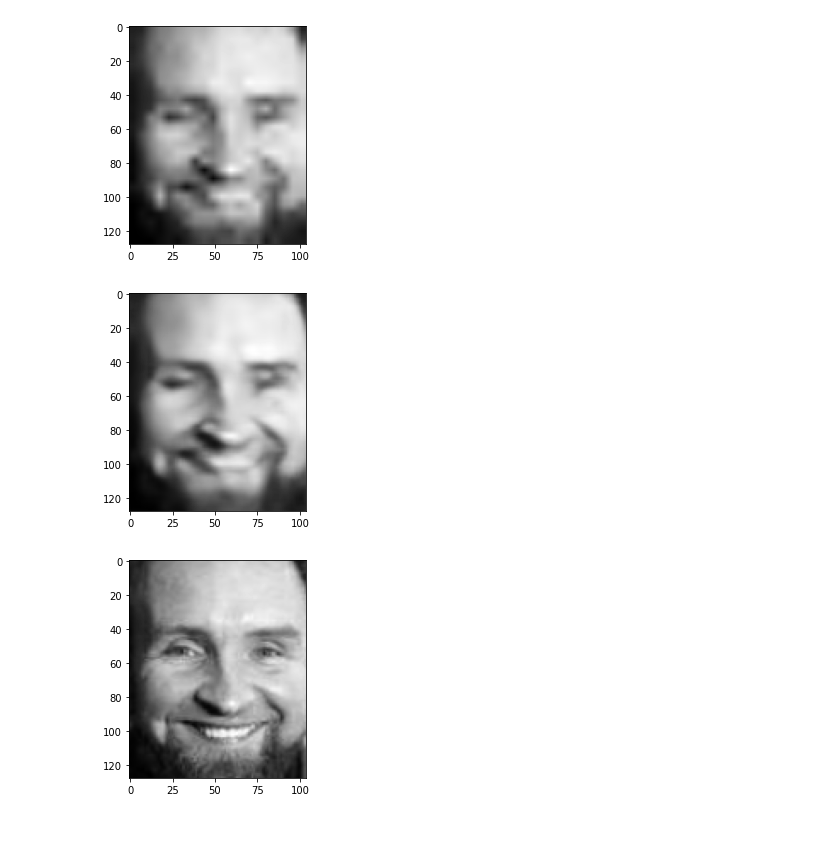
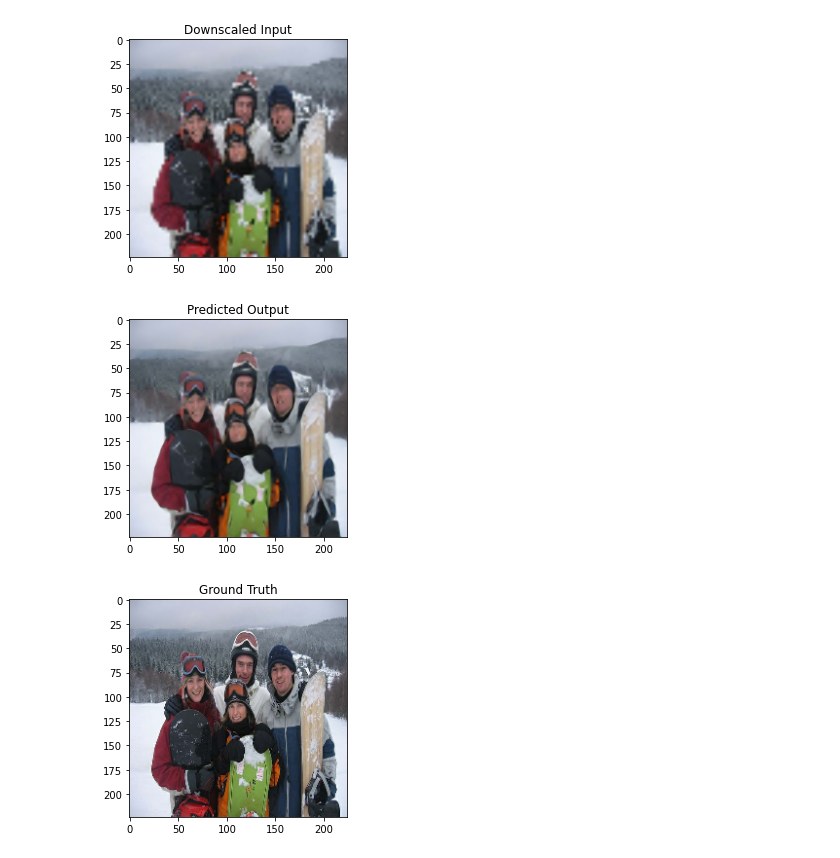
Before and after one commit to animikhaich/Image-Super-Resolution-Autoencoders, a Jupyter notebook: Prototype Model.ipynb, the cells around one changed output. Cells and saved outputs as stored; diff of their text form; code cells hidden in the pictures; blank space fills up the shorter version.

```diff
--- a/Prototype Model.ipynb
+++ b/Prototype Model.ipynb
@@ -8,8 +8,8 @@ import cv2
 from glob import glob
 from tqdm import tqdm
 # %%
-train_dir = "/media/ActiveTraining/Datasets/Faces/train/"
-val_dir = "/media/ActiveTraining/Datasets/Faces/val/"
+train_dir = "/media/ActiveTraining/Datasets/COCO/train/"
+val_dir = "/media/ActiveTraining/Datasets/COCO/val/"
 
 train_images = glob(os.path.join(train_dir, "*"))
 val_images = glob(os.path.join(val_dir, "*"))
@@ -26,8 +26,8 @@ Dims:  (117, 87, 3)
 # %%
 img = tf.io.read_file(img_path)
 img = tf.io.decode_jpeg(img)
-img = tf.image.resize(img, [25, 20], preserve_aspect_ratio=False)
-img = tf.image.resize(img, [128, 104], preserve_aspect_ratio=False)
+img = tf.image.resize(img, [128, 128], preserve_aspect_ratio=False)
+img = tf.image.resize(img, [512, 512], preserve_aspect_ratio=False)
 img = tf.cast(img, dtype=tf.uint8)
 print(np.min(img), np.max(img), np.mean(img))
 print("Dims: ", img.shape)
@@ -40,6 +40,6 @@ Dims:  (128, 104, 3)
 # %%
 class DataLoader:
-    def __init__(self, data_dir, input_shape=(25, 20), target_shape=(128, 104)):
+    def __init__(self, data_dir, input_shape=(128, 128), target_shape=(512, 512)):
         self.files = self.load_files(data_dir)
         self.AUTOTUNE = tf.data.experimental.AUTOTUNE
         self.input_shape = input_shape
@@ -54,7 +54,6 @@ class DataLoader:
     def process_image(self, image_path):
         img = tf.io.read_file(image_path)
         img = tf.io.decode_jpeg(img)
-        img = tf.image.rgb_to_grayscale(img)
 
         input_image = tf.image.resize(
             img,
@@ -242,14 +241,17 @@ plt.show()
 inputs, targets = next(iter(val_generator))
 preds = autoencoder.predict(inputs)
 # %%
-index = 3
+index = 7
 plt.imshow(inputs[index], cmap="gray")
+plt.title("Downscaled Input")
 plt.show()
-plt.imshow(preds[index], cmap="gray")
+plt.imshow(preds[index] / tf.math.reduce_max(preds[index]), cmap="gray")
+plt.title("Predicted Output")
 plt.show()
 plt.imshow(targets[index], cmap="gray")
+plt.title("Ground Truth")
 plt.show()
 # %% [output]
-[figure, old version]
+[figure, new version]
-[figure, old version]
+[figure, new version]
-[figure, old version]
+[figure, new version]
```
Also changed, not shown: parts of 6 cells of this notebook.
